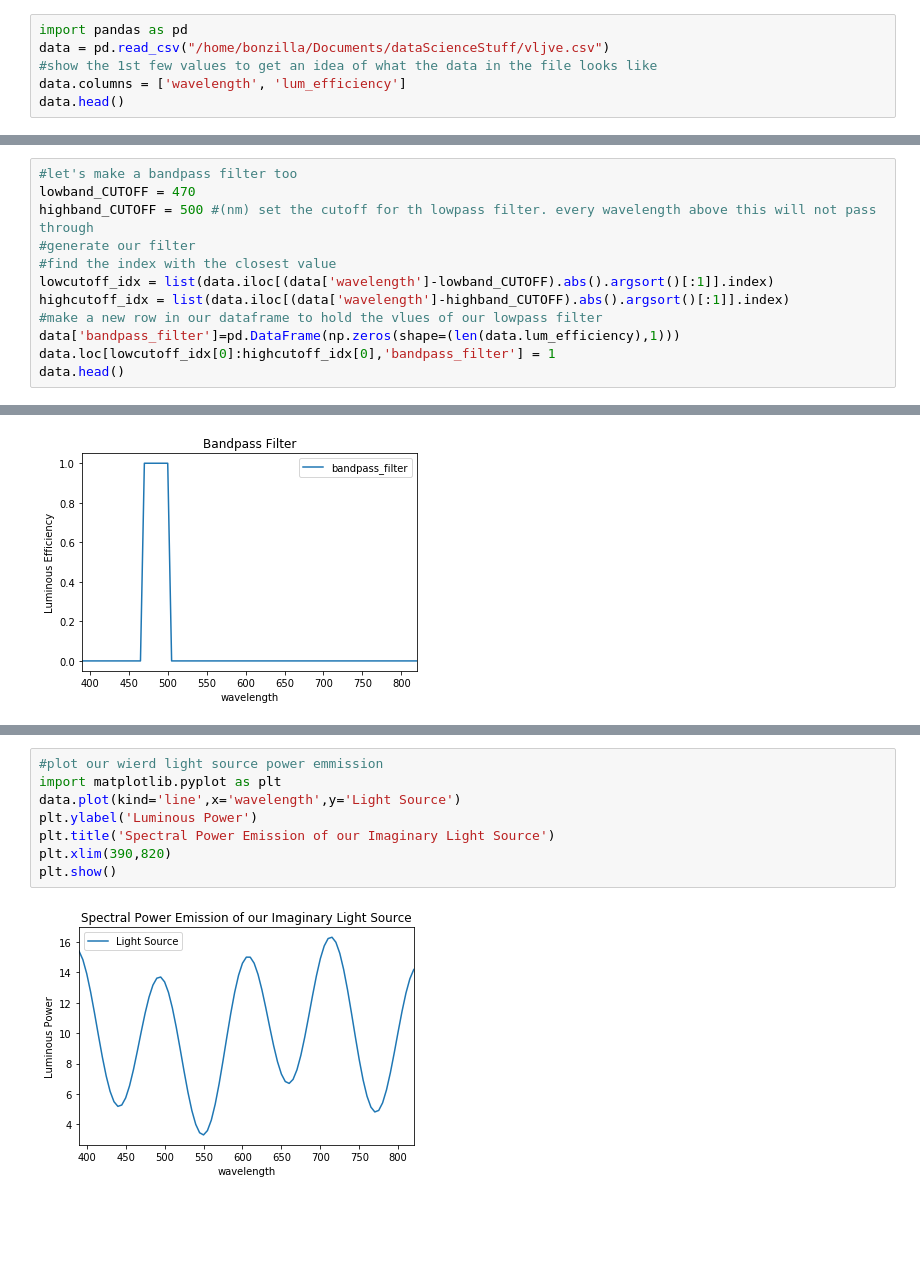
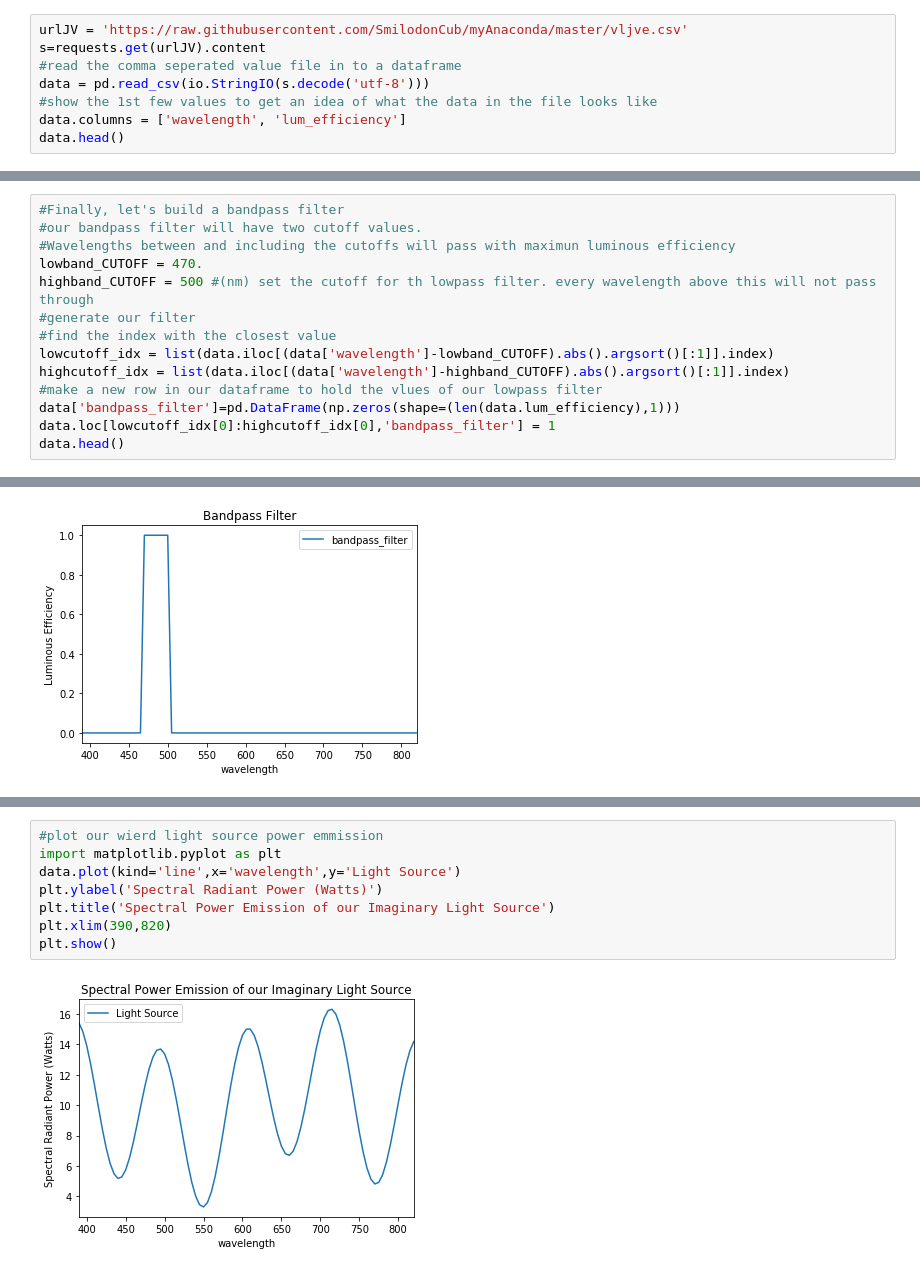
Before and after one commit to SmilodonCub/myAnaconda, a Jupyter notebook: Photometry.ipynb, the cells around one changed output, grey strips where cells are left out. Drawn from its saved outputs; the diff is of its cells as text; blank space fills up the shorter version.

```diff
--- a/Photometry.ipynb
+++ b/Photometry.ipynb
@@ -123,6 +182,8 @@ plt.show()
 # %%
-import pandas as pd
-data = pd.read_csv("/home/bonzilla/Documents/dataScienceStuff/vljve.csv")
+urlJV = 'https://raw.githubusercontent.com/SmilodonCub/myAnaconda/master/vljve.csv'
+s=requests.get(urlJV).content
+#read the comma seperated value file in to a dataframe
+data = pd.read_csv(io.StringIO(s.decode('utf-8')))
 #show the 1st few values to get an idea of what the data in the file looks like
 data.columns = ['wavelength', 'lum_efficiency']
 data.head()
@@ -210,8 +288,10 @@ plt.show()
 # %% [output]
 [figure]
 # %%
-#let's make a bandpass filter too
-lowband_CUTOFF = 470
+#Finally, let's build a bandpass filter
+#our bandpass filter will have two cutoff values.
+#Wavelengths between and including the cutoffs will pass with maximun luminous efficiency
+lowband_CUTOFF = 470.
 highband_CUTOFF = 500 #(nm) set the cutoff for th lowpass filter. every wavelength above this will not pass through
 #generate our filter
 #find the index with the closest value
@@ -258,10 +344,10 @@ data.head()
 # %%
 #plot our wierd light source power emmission
 import matplotlib.pyplot as plt
 data.plot(kind='line',x='wavelength',y='Light Source')
-plt.ylabel('Luminous Power')
+plt.ylabel('Spectral Radiant Power (Watts)')
 plt.title('Spectral Power Emission of our Imaginary Light Source')
 plt.xlim(390,820)
 plt.show()
 # %% [output]
-[figure, old version]
+[figure, new version]
```
Also changed, not shown: parts of 28 cells of this notebook.
